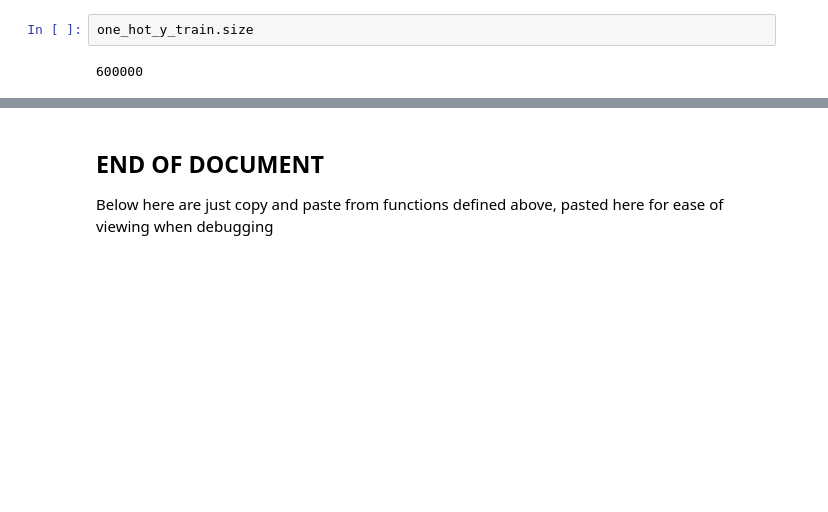
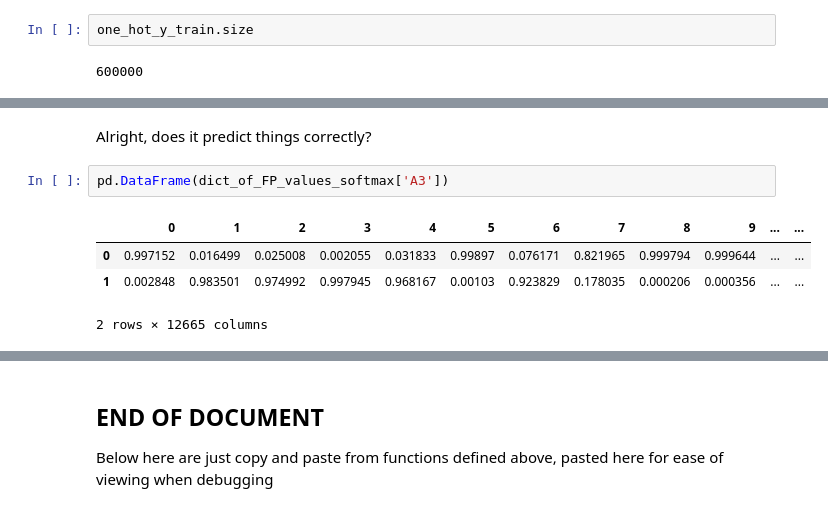
Before and after one commit to jakelourie1502/Neural_network_from_scratch, a Jupyter notebook: mnist_neural_net_from_scratch.ipynb, the cells around one changed output, grey strips where cells are left out. Saved outputs shown, nothing was run; the diff lists cells and outputs as text; blank space fills up the shorter version.

```diff
--- a/mnist_neural_net_from_scratch.ipynb
+++ b/mnist_neural_net_from_scratch.ipynb
@@ -536,0 +539,9 @@ plt.show()
+# %% [markdown]
+Alright, does it predict things correctly?
+# %%
+pd.DataFrame(dict_of_FP_values_softmax['A3'])
+# %% [output]
+|  | 0 | 1 | 2 | 3 | 4 | 5 | 6 | 7 | 8 | 9 | ... | ... |
+| 0 | 0.997152 | 0.016499 | 0.025008 | 0.002055 | 0.031833 | 0.99897 | 0.076171 | 0.821965 | 0.999794 | 0.999644 | ... | ... |
+| 1 | 0.002848 | 0.983501 | 0.974992 | 0.997945 | 0.968167 | 0.00103 | 0.923829 | 0.178035 | 0.000206 | 0.000356 | ... | ... |
+2 rows × 12665 columns
```
Also changed, not shown: parts of 12 cells of this notebook.
